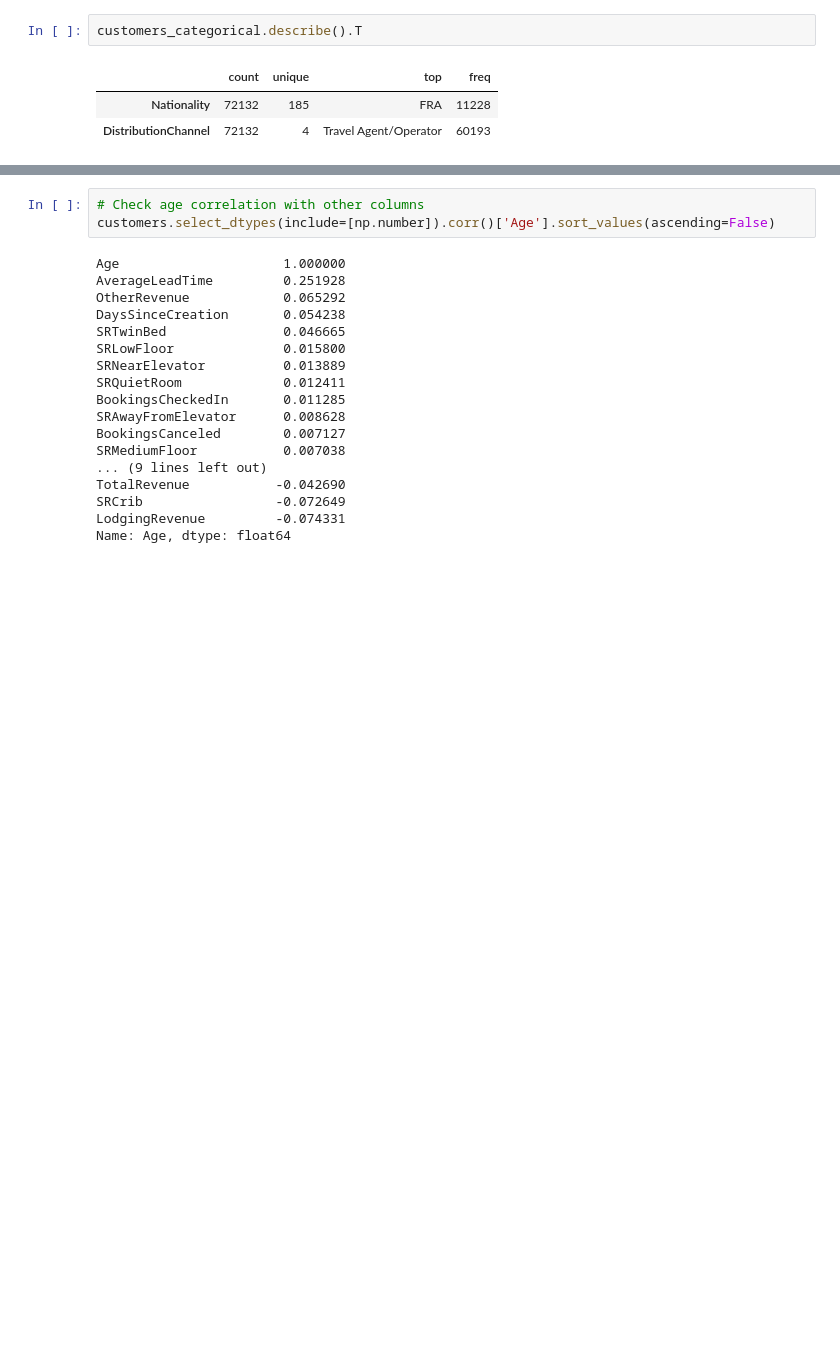
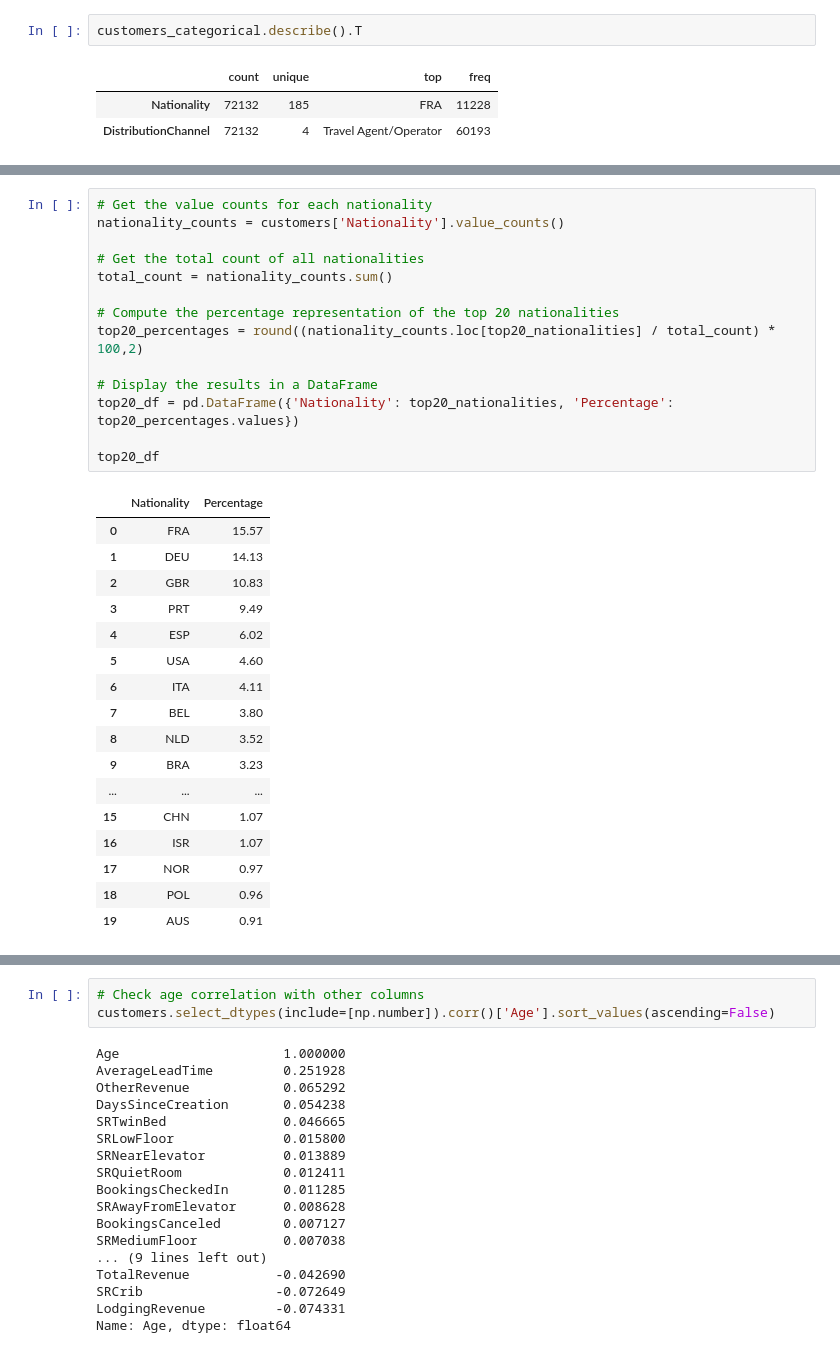
Before and after one commit to RubenCMarques/Hotel-Customer-Segmentation, a Jupyter notebook: Notebooks/A-B.ipynb, the cells around one changed output, grey strips where cells are left out. Drawn from its saved outputs; the diff is of its cells as text; blank space fills up the shorter version.

```diff
--- a/Notebooks/A-B.ipynb
+++ b/Notebooks/A-B.ipynb
@@ -295,0 +273,32 @@ Age wil be feature 1 of demographic clustering and there will be three groups:
+# %%
+# Get the value counts for each nationality
+nationality_counts = customers['Nationality'].value_counts()
+
+# Get the total count of all nationalities
+total_count = nationality_counts.sum()
+
+# Compute the percentage representation of the top 20 nationalities
+top20_percentages = round((nationality_counts.loc[top20_nationalities] / total_count) * 100,2)
+
+# Display the results in a DataFrame
+top20_df = pd.DataFrame({'Nationality': top20_nationalities, 'Percentage': top20_percentages.values})
+
+top20_df
+# %% [output]
+|  | Nationality | Percentage |
+| 0 | FRA | 15.57 |
+| 1 | DEU | 14.13 |
+| 2 | GBR | 10.83 |
+| 3 | PRT | 9.49 |
+| 4 | ESP | 6.02 |
+| 5 | USA | 4.60 |
+| 6 | ITA | 4.11 |
+| 7 | BEL | 3.80 |
+| 8 | NLD | 3.52 |
+| 9 | BRA | 3.23 |
+| ... | ... | ... |
+| 15 | CHN | 1.07 |
+| 16 | ISR | 1.07 |
+| 17 | NOR | 0.97 |
+| 18 | POL | 0.96 |
+| 19 | AUS | 0.91 |
```
Also changed, not shown: parts of 40 cells of this notebook.
